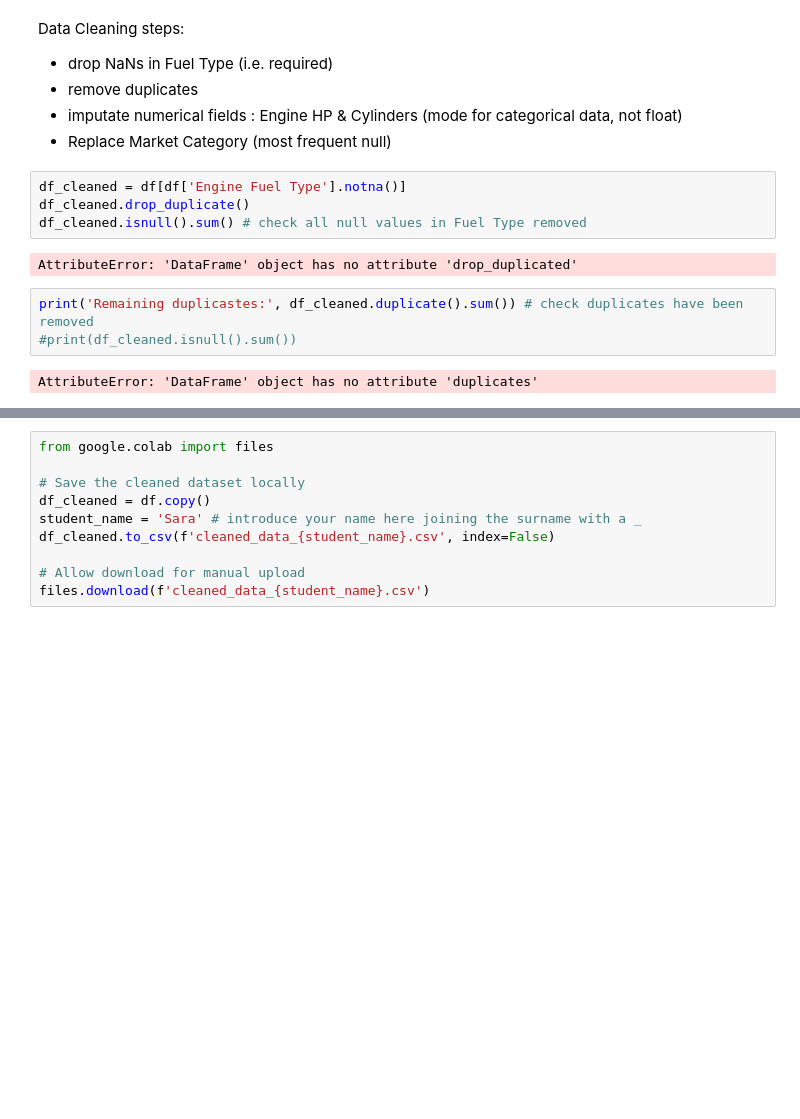
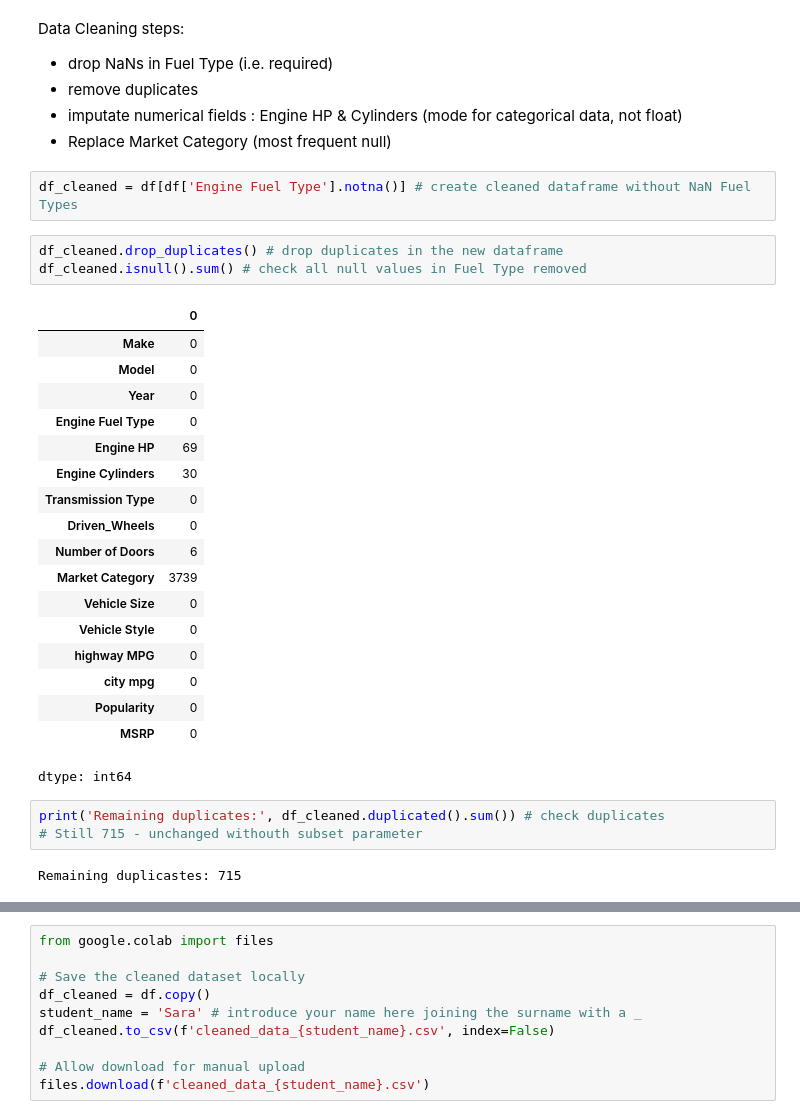
Before and after one commit to sarahajbane/colab_workbook_templates, a Jupyter notebook: Car_Analysis.ipynb, the cells around one changed output, grey strips where cells are left out. Drawn from its saved outputs; the diff is of its cells as text; blank space fills up the shorter version.

```diff
--- a/Car_Analysis.ipynb
+++ b/Car_Analysis.ipynb
@@ -62,16 +62,34 @@ Data Cleaning steps:
 *   remove duplicates
 *   imputate numerical fields : Engine HP & Cylinders (mode for categorical data, not float)
 *   Replace Market Category (most frequent null)
+# %%
+df_cleaned = df[df['Engine Fuel Type'].notna()] # create cleaned dataframe without NaN Fuel Types
 # %%
-df_cleaned = df[df['Engine Fuel Type'].notna()]
-df_cleaned.drop_duplicate()
+df_cleaned.drop_duplicates() # drop duplicates in the new dataframe
 df_cleaned.isnull().sum() # check all null values in Fuel Type removed
 # %% [output]
+|  | 0 |
+| Make | 0 |
+| Model | 0 |
+| Year | 0 |
+| Engine Fuel Type | 0 |
+| Engine HP | 69 |
+| Engine Cylinders | 30 |
+| Transmission Type | 0 |
+| Driven_Wheels | 0 |
+| Number of Doors | 6 |
+| Market Category | 3739 |
+| Vehicle Size | 0 |
+| Vehicle Style | 0 |
+| highway MPG | 0 |
+| city mpg | 0 |
+| Popularity | 0 |
+| MSRP | 0 |
-AttributeError: 'DataFrame' object has no attribute 'drop_duplicated'
+dtype: int64
-# %%
-print('Remaining duplicastes:', df_cleaned.duplicate().sum()) # check duplicates have been removed
-#print(df_cleaned.isnull().sum())
-# %% [output]
-AttributeError: 'DataFrame' object has no attribute 'duplicates'
+# %%
+print('Remaining duplicates:', df_cleaned.duplicated().sum()) # check duplicates
+# Still 715 - unchanged withouth subset parameter
+# %% [output]
+Remaining duplicastes: 715
 # %%
 print(df_cleaned.isnull().sum())
```
Also changed, not shown: parts of 3 cells of this notebook.
